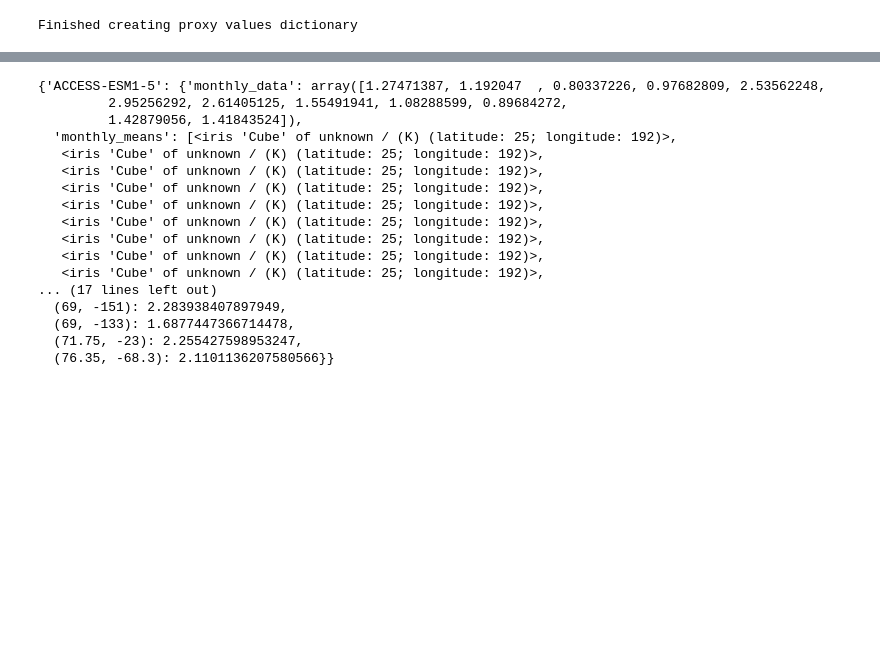
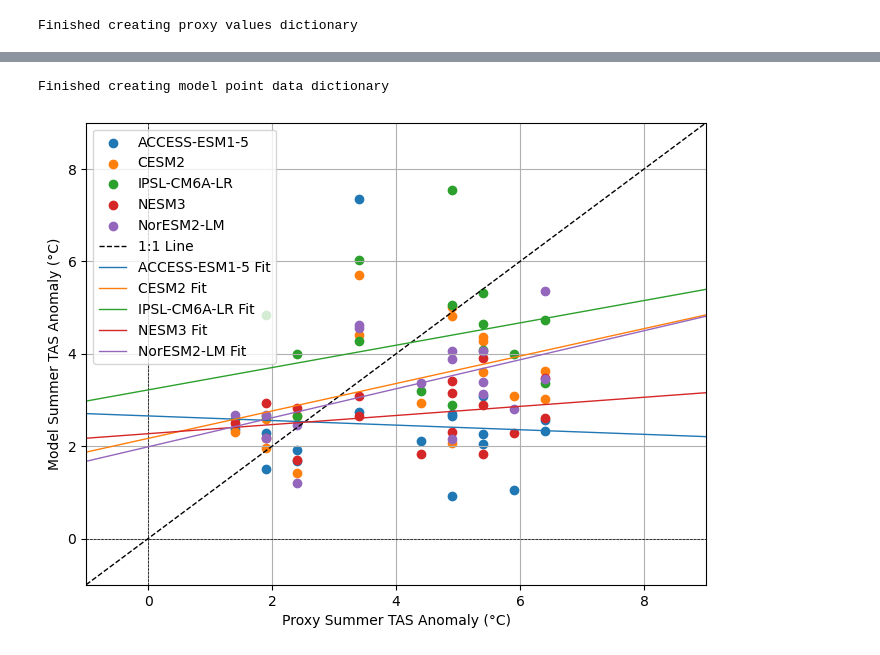
Before and after one commit to mattpollock100/CMIP6_emergent_constraint, a Jupyter notebook: temp_anomalies_proxy.ipynb, the cells around one changed output, grey strips where cells are left out. Drawn from its saved outputs; the diff is of its cells as text; code cells hidden in the pictures; blank space fills up the shorter version.

Commit message:
Added function for multiple models

```diff
--- a/temp_anomalies_proxy.ipynb
+++ b/temp_anomalies_proxy.ipynb
@@ -54,3 +102,6 @@ models = ['ACCESS-ESM1-5']
+# %%
+
+models = models_with_files
 # %%
 
 con = iris.Constraint(latitude=lambda lat: 59.5 <= lat <= 90)
@@ -70,7 +121,7 @@ shape = None
 #Proxy data from https://doi.org/10.5194/cp-19-883-2023
 point_lats = [55,55,61,68,68,70,73.33,63,64,66,67,67,67.5,69,69,71.75,76.35]#,73,73,75,76.4]
 point_lons = [18, -3, 152.5, 80, 160, -72.5, 141.5, -66, -150, -69.2, -160, -62, 172.08, -151, -133, -23, -68.3]#, -25, -38, -42, -44.8]
-point_vals = [3.4,2.4,6.4,5.4,6.4,4.9,4.9,5.4,1.4,4.9,1.9,5.9,3.4,1.9,2.4,5.4,4.4,5.4,5.4,5.4,8]
+point_vals = [3.4,2.4,6.4,5.4,6.4,4.9,4.9,5.4,1.4,4.9,1.9,5.9,3.4,1.9,2.4,5.4,4.4]#,5.4,5.4,5.4,8]
 point_markers = ['^','^','^','^','^','^','^','d','d','d','d','d','d','d','d','o','o']#,'*','*','*','*']
 point_sizes=[30,30,30,30,30,30,30,30,30,30,30,30,30,30,30,30,30]#,50,50,50,50]
 
@@ -160,20 +231,0 @@ KeyError: 'point_vals'
-# %%
-anomaly_var_dict
-# %% [output]
-{'ACCESS-ESM1-5': {'monthly_data': array([1.27471387, 1.192047  , 0.80337226, 0.97682809, 2.53562248,
-         2.95256292, 2.61405125, 1.55491941, 1.08288599, 0.89684272,
-         1.42879056, 1.41843524]),
-  'monthly_means': [<iris 'Cube' of unknown / (K) (latitude: 25; longitude: 192)>,
-   <iris 'Cube' of unknown / (K) (latitude: 25; longitude: 192)>,
-   <iris 'Cube' of unknown / (K) (latitude: 25; longitude: 192)>,
-   <iris 'Cube' of unknown / (K) (latitude: 25; longitude: 192)>,
-   <iris 'Cube' of unknown / (K) (latitude: 25; longitude: 192)>,
-   <iris 'Cube' of unknown / (K) (latitude: 25; longitude: 192)>,
-   <iris 'Cube' of unknown / (K) (latitude: 25; longitude: 192)>,
-   <iris 'Cube' of unknown / (K) (latitude: 25; longitude: 192)>,
-   <iris 'Cube' of unknown / (K) (latitude: 25; longitude: 192)>,
-... (17 lines left out)
-  (69, -151): 2.283938407897949,
-  (69, -133): 1.6877447366714478,
-  (71.75, -23): 2.255427598953247,
-  (76.35, -68.3): 2.1101136207580566}}
@@ -180 +273,51 @@ anomaly_var_dict
+# %%
+#reformat point values into a dictionary of model: [list of point values]
+model_point_dict = {}
+for model in models:
+    model_point_dict[model] = list(anomaly_var_dict[model]['point_vals'].values())
+
+proxy_point_vals = list(point_vals)
+
+print('Finished creating model point data dictionary')
+# %% [output]
+Finished creating model point data dictionary
+# %%
+#for each model, plot the point_vals vs the proxy values
+fig = plt.figure(figsize=(8,6))
+for model in models:
+    model_point_vals = model_point_dict[model]
+    plt.scatter(proxy_point_vals, model_point_vals, label=model)
+plt.xlabel('Proxy Summer TAS Anomaly (°C)')
+plt.ylabel('Model Summer TAS Anomaly (°C)')
+plt.axhline(0, color='k', linestyle='--', linewidth=0.5)
+plt.axvline(0, color='k', linestyle='--', linewidth=0.5)
+#make sure axes are equal
+plt.xlim(-1,9)
+plt.ylim(-1,9)
+
+#plot 1:1 line
+plt.plot([-1,9], [-1,9], color='k', linestyle='--', linewidth=1, label='1:1 Line')
+
+#for each model, plot linear regression line
+for model in models:
+    model_point_vals = []
+    proxy_point_vals = []
+    for i in range(len(point_lats)):
+        lat = point_lats[i]
+        lon = point_lons[i]
+        model_val = anomaly_var_dict[model]['point_vals'][(lat,lon)]
+        proxy_val = proxy_values_dict[(lat,lon)]
+        model_point_vals.append(model_val)
+        proxy_point_vals.append(proxy_val)
+    #linear regression
+    m, b = np.polyfit(proxy_point_vals, model_point_vals, 1)
+    x = np.array([-1,9])
+    y = m * x + b
+    plt.plot(x, y, linestyle='-', linewidth=1, label=f'{model} Fit')
+
+plt.legend()
+plt.grid()
+plt.show()
+# %% [output]
+[figure, added]
 # %%
```
Also changed, not shown: parts of 8 cells of this notebook.
